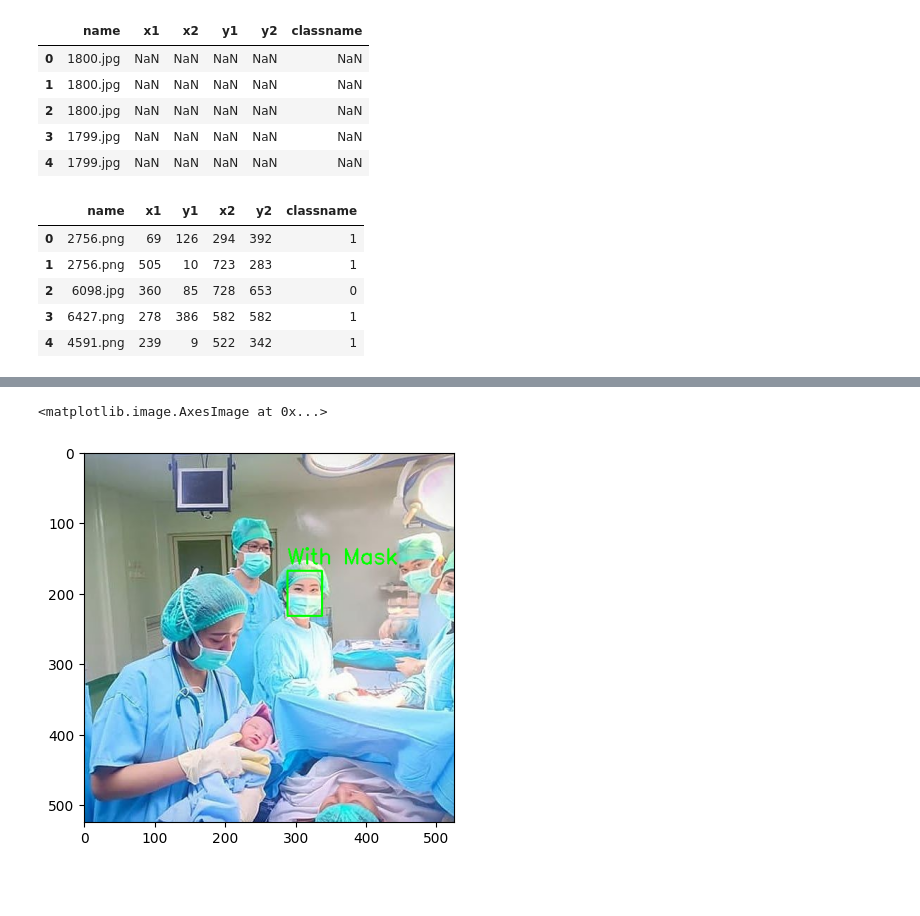
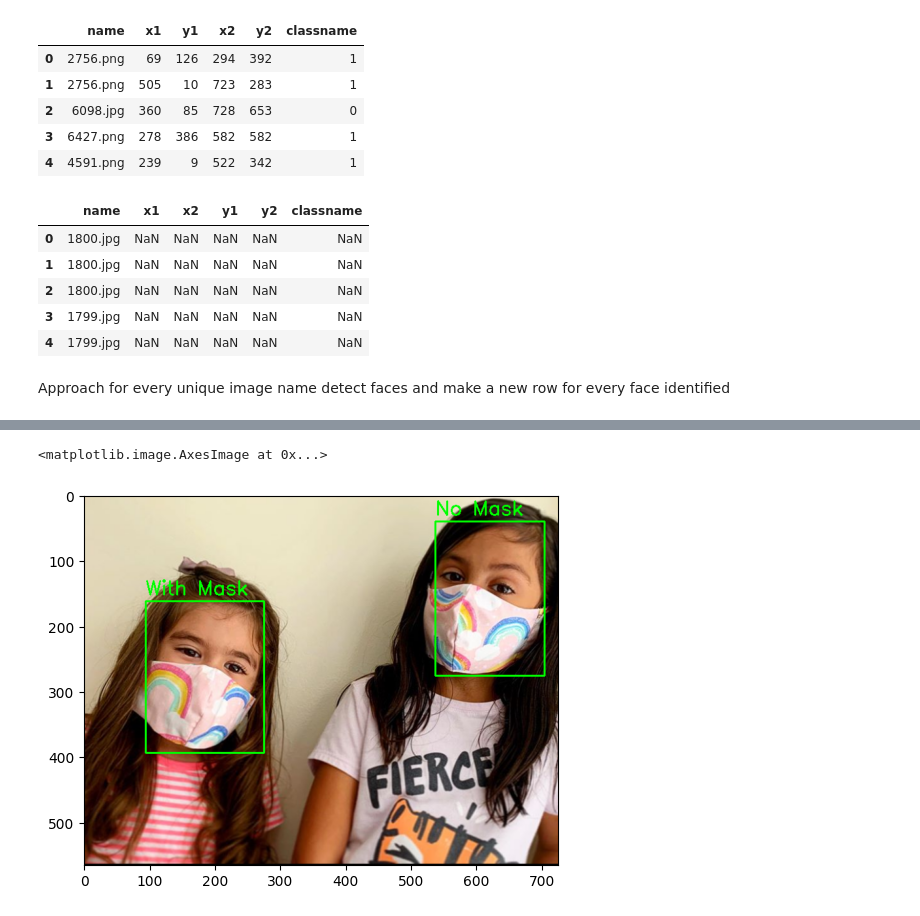
Before and after one commit to sd8capricon/face-mask-assignment, a Jupyter notebook: notebook_test.ipynb, the cells around one changed output, grey strips where cells are left out. Cells and saved outputs as stored; diff of their text form; code cells hidden in the pictures; blank space fills up the shorter version.

Commit message:
caffe face model

```diff
--- a/notebook_test.ipynb
+++ b/notebook_test.ipynb
@@ -27,20 +27,22 @@ def get_roi(img, roi_size, xmin, ymin, xmax, ymax):
 train = pd.read_csv("fixed_train.csv")
 test = pd.read_csv("submission.csv")
 final = pd.DataFrame(columns=test.columns)
-display(test.head(), train.head())
+display(train.head(),test.head())
 # %% [output]
-|  | name | x1 | x2 | y1 | y2 | classname |
-| 0 | 1800.jpg | NaN | NaN | NaN | NaN | NaN |
-| 1 | 1800.jpg | NaN | NaN | NaN | NaN | NaN |
-| 2 | 1800.jpg | NaN | NaN | NaN | NaN | NaN |
-| 3 | 1799.jpg | NaN | NaN | NaN | NaN | NaN |
-| 4 | 1799.jpg | NaN | NaN | NaN | NaN | NaN |
+|  | name | x1 | y1 | x2 | y2 | classname |
+| 0 | 2756.png | 69 | 126 | 294 | 392 | 1 |
+| 1 | 2756.png | 505 | 10 | 723 | 283 | 1 |
+| 2 | 6098.jpg | 360 | 85 | 728 | 653 | 0 |
+| 3 | 6427.png | 278 | 386 | 582 | 582 | 1 |
+| 4 | 4591.png | 239 | 9 | 522 | 342 | 1 |
-|  | name | x1 | y1 | x2 | y2 | classname |
-| 0 | 2756.png | 69 | 126 | 294 | 392 | 1 |
-| 1 | 2756.png | 505 | 10 | 723 | 283 | 1 |
-| 2 | 6098.jpg | 360 | 85 | 728 | 653 | 0 |
-| 3 | 6427.png | 278 | 386 | 582 | 582 | 1 |
-| 4 | 4591.png | 239 | 9 | 522 | 342 | 1 |
+|  | name | x1 | x2 | y1 | y2 | classname |
+| 0 | 1800.jpg | NaN | NaN | NaN | NaN | NaN |
+| 1 | 1800.jpg | NaN | NaN | NaN | NaN | NaN |
+| 2 | 1800.jpg | NaN | NaN | NaN | NaN | NaN |
+| 3 | 1799.jpg | NaN | NaN | NaN | NaN | NaN |
+| 4 | 1799.jpg | NaN | NaN | NaN | NaN | NaN |
+# %% [markdown]
+Approach for every unique image name detect faces and make a new row for every face identified
 # %%
 # Does not work with side faces
 face_cascade = cv2.CascadeClassifier('cv/haarcascade_frontalface_default.xml')
@@ -60,14 +63,40 @@ def detect_faces(frame):
                    for d in detections]
 
     return face_bboxes
+# %%
+# caffemodel faster than mtcnn similar detection
+
+modelFile = "face_detector/res10_300x300_ssd_iter_140000.caffemodel"
+configFile = "face_detector/deploy.prototxt.txt"
+net = cv2.dnn.readNetFromCaffe(configFile, modelFile)
+
+def dnn_detect_faces(frame):
+    h,w = frame.shape[:2]
+    # blob = cv2.dnn.blobFromImage(cv2.resize(frame, (300, 300)), 1.0,(300, 300), (104.0, 117.0, 123.0))
+    blob = cv2.dnn.blobFromImage(cv2.resize(frame, (300, 300)), 1.0,(300, 300), (104.0, 117.0, 123.0))
+    net.setInput(blob)
+    detections = net.forward()
+    faces_bboxes = []
+    # Loop over the detections and draw bounding boxes
+    for i in range(0, detections.shape[2]):
+        confidence = detections[0, 0, i, 2]
+
+        # Filter out weak detections
+        if confidence > 0.3:
+            # Get the coordinates of the bounding box
+            box = detections[0, 0, i, 3:7] * np.array([w, h, w, h])
+            (x1, y1, x2, y2) = box.astype("int")
+            faces_bboxes.append((x1, y1, x2, y2))
+
+    return faces_bboxes
 # %%
-x = train.iloc[600]
+x = train.iloc[0]
 img = cv2.imread(get_image_path(x["name"]))
 img = cv2.cvtColor(img, cv2.COLOR_BGR2RGB)
 # plt.imshow(cv2.cvtColor(img, cv2.COLOR_BGR2RGB))
 # plt.imshow(img)
 # %%
-faces = detect_faces(img)
+faces = dnn_detect_faces(img)
 for (x1, y1, x2, y2) in faces:
     face_roi = img[y1:y2, x1:x2]
     face_resized = cv2.resize(face_roi, (100, 100))
@@ -107,2 +125,2 @@ WARNING:tensorflow:5 out of the last 13 calls to <function TensorFlowTrainer.mak
 <matplotlib.image.AxesImage at 0x...>
-[figure, old version]
+[figure, new version]
```
Also changed, not shown: parts of 8 cells of this notebook, 4 other files.
